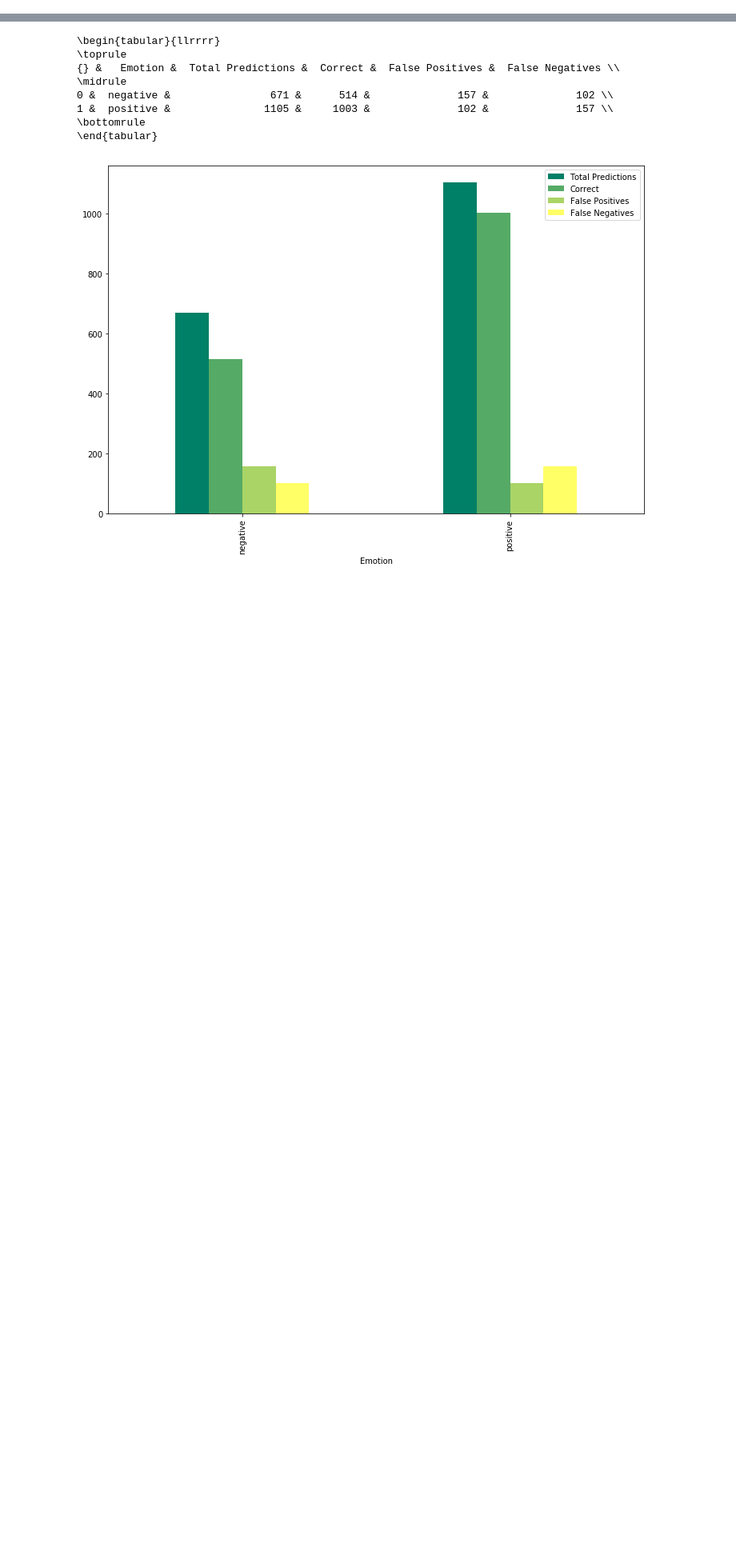
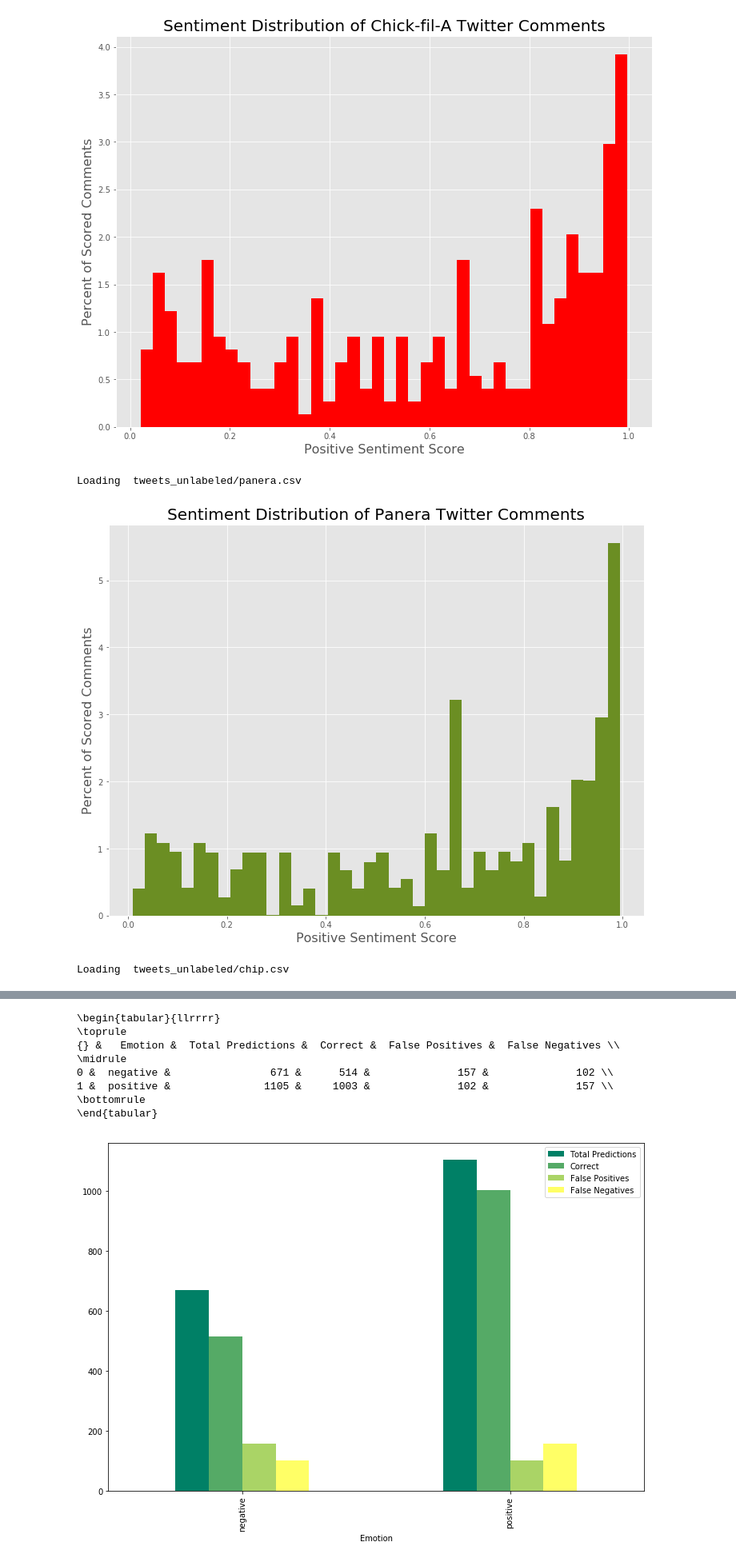
Before and after one commit to RichardLettich/Text-Analysis-Project, a Jupyter notebook: dummy.ipynb, the cells around one changed output, grey strips where cells are left out. Shown: that part at 80% size. Saved outputs shown, nothing was run; the diff lists cells and outputs as text; code cells hidden in the pictures; blank space fills up the shorter version.

Commit message:
fixed graphs and updated labels
the intial commit was incorrect in that the axis was flipped. labels were also improved.

```diff
--- a/dummy.ipynb
+++ b/dummy.ipynb
@@ -259,17 +259,16 @@ def make_comparison():
 
     (sentence_list, emotion_list) = load_data()
 
-
     ### Comment the Below line for all 18 emotions. This sorts into "positive" and "negative"
     sentence_list, emotion_list = sort_to_2_emotions(sentence_list, emotion_list)
-
+    print(emotion_list[0])
     (tokenized_data,token) = tokenize(sentence_list,return_tokenizer=True)
 
     (model, X_test) = train(tokenized_data, emotion_list)
 
     #,'McDonald\'s
     #index = ['Chick-fil-A',"Panera",'McDonald\'s','Chipotle','Pal\'s']
-    index = ['Chick-fil-A',"Panera",'Chipotle','Pal\'s']
+    index = ['Chick-fil-A',"Panera",'Chipotle','Pal\'s','Taco Bell']
     columns= ['Percent Positive']
 
     df = pd.DataFrame(index=index, columns=columns)
@@ -278,12 +277,15 @@ def make_comparison():
                  'tweets_unlabeled/panera.csv',
             #     'tweets_unlabeled/mc1.csv',
                  'tweets_unlabeled/chip.csv',
-                 'tweets_unlabeled/pals.csv']
+                 'tweets_unlabeled/pals.csv',
+                 'tweets_unlabeled/tacobell.csv'
+                ]
     colors = [
         'r',
         'olivedrab',
         'firebrick',
         'turquoise',
+        'darkviolet',
     ]     #   'gold',
     for (i,j,c) in zip(filepaths,index,colors):
         tweets = load_unlabeled_tweets(i)
@@ -308,13 +310,13 @@ def make_comparison():
 
         positiveonly = []
         for i in predictions:
-            positiveonly.append(i[0])
+            positiveonly.append(i[1])
         style.use('ggplot')
 
         plt.figure(figsize=(12, 9))
         plt.title('Sentiment Distribution of '+ j + ' Twitter Comments',fontsize=20)
-        plt.xlabel('Sentiment Score',fontsize=16)
-        plt.ylabel('Percent Probability',fontsize=16)
+        plt.xlabel('Positive Sentiment Score',fontsize=16)
+        plt.ylabel('Percent of Scored Comments',fontsize=16)
         plt.hist(positiveonly, density=True, bins=40 ,color=c)
 
         plt.savefig('tweet_histograms/' + j + '.eps', format='eps', dpi=1200)
@@ -391,0 +394,4 @@ Epoch 13/13
+[figure, added]
+Loading  tweets_unlabeled/panera.csv
+[figure, added]
+Loading  tweets_unlabeled/chip.csv
```
Also changed, not shown: parts of 1 cell of this notebook, 15 other files.
